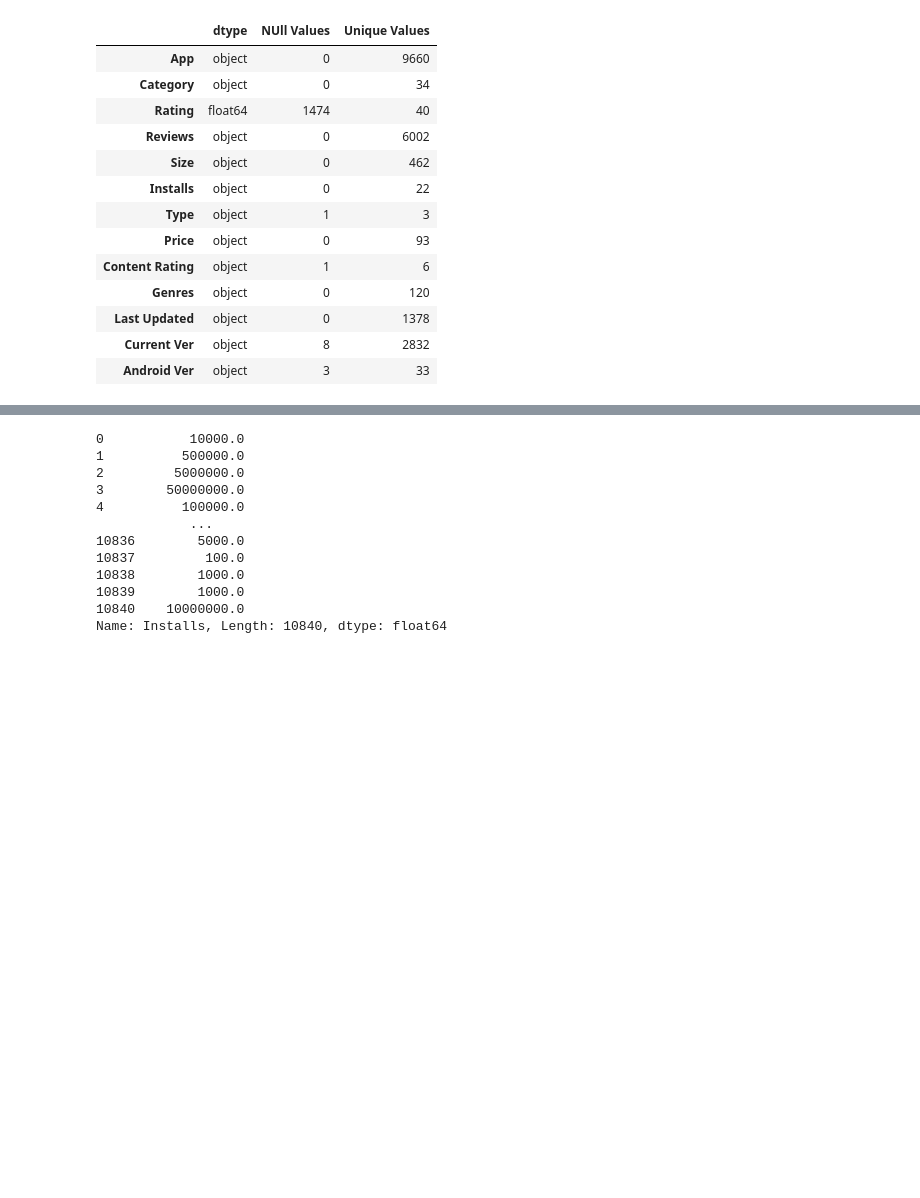
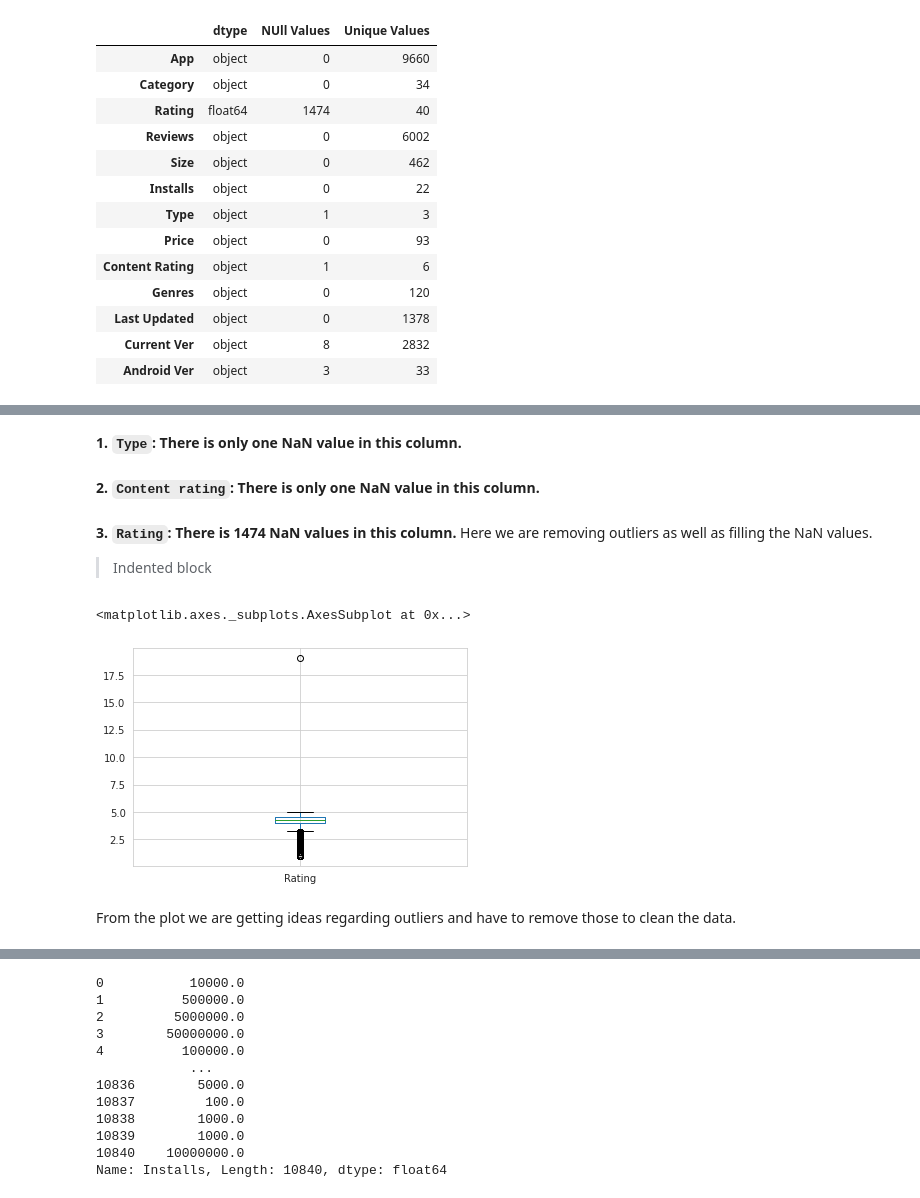
Before and after one commit to ansonsibi1/Play-Store-App-Review-Analysis-, a Jupyter notebook: Anson_Sibi_Play_Store_App_Review_Analysis_Capstone_Project.ipynb, the cells around one changed output, grey strips where cells are left out. Cells and saved outputs as stored; diff of their text form; code cells hidden in the pictures; blank space fills up the shorter version.

```diff
--- a/Anson_Sibi_Play_Store_App_Review_Analysis_Capstone_Project.ipynb
+++ b/Anson_Sibi_Play_Store_App_Review_Analysis_Capstone_Project.ipynb
@@ -178,8 +99,3 @@ get_info()
 | Last Updated | object | 0 | 1378 |
 | Current Ver | object | 8 | 2832 |
 | Android Ver | object | 3 | 33 |
-# %%
-#removing null values
-df1.Type.fillna(method='ffill',inplace=True)
-df1['Content Rating'].fillna(method='ffill',inplace=True)
-df1.Rating.fillna(df1.Rating.mean(),inplace=True)
@@ -185,0 +181,7 @@ df1.Rating.fillna(df1.Rating.mean(),inplace=True)
+# %% [markdown]
+**1. `Type`: There is only one NaN value in this column.**
+# %%
+#Filling Nan value with mode.
+df1['Type'].fillna('ffill',inplace=True)
+# %% [markdown]
+**2. `Content rating`: There is only one NaN value in this column.**
@@ -185,0 +191,13 @@ df1.Rating.fillna(df1.Rating.mean(),inplace=True)
+# %% [markdown]
+
+**3. `Rating`: There is 1474 NaN values in this column.**
+Here we are removing outliers as well as filling the NaN values.
+
+> Indented block
+# %%
+df1.boxplot()
+# %% [output]
+<matplotlib.axes._subplots.AxesSubplot at 0x...>
+[figure, added]
+# %% [markdown]
+From the plot we are getting ideas regarding outliers and have to remove those to clean the data.
```
Also changed, not shown: parts of 53 cells of this notebook.
